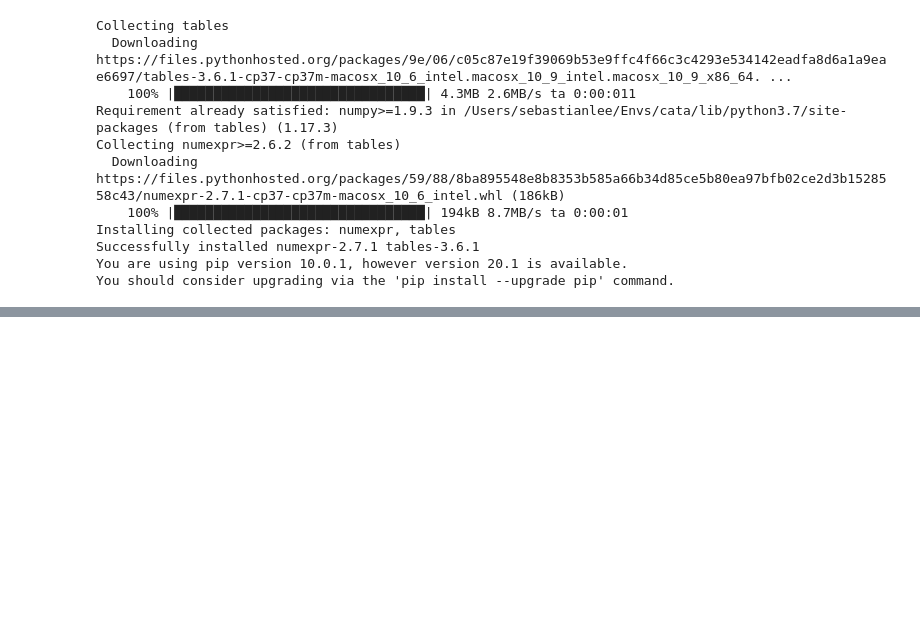
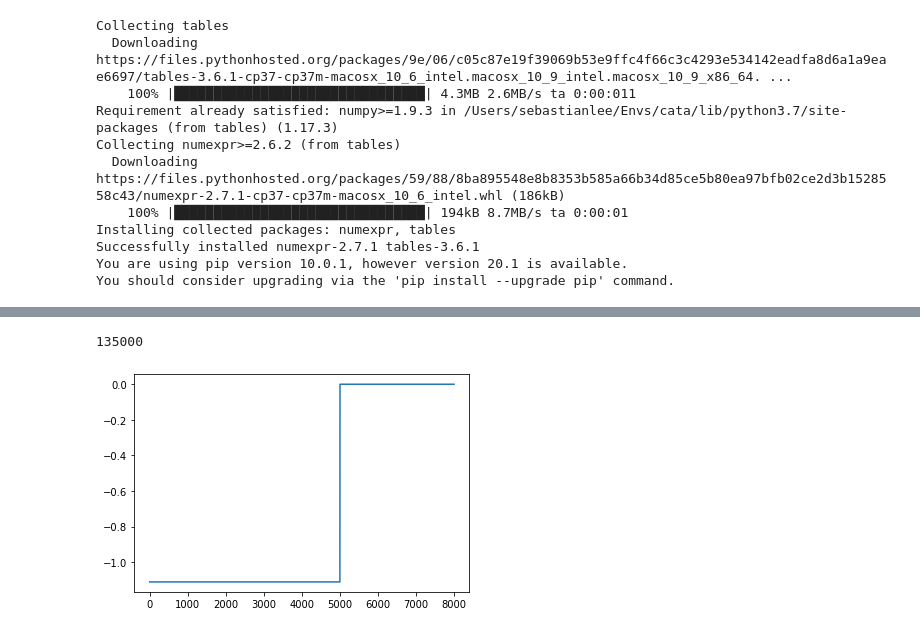
Before and after one commit to seblee97/student_teacher_catastrophic, a Jupyter notebook: notes/results.ipynb, the cells around one changed output, grey strips where cells are left out. Saved outputs shown, nothing was run; the diff lists cells and outputs as text; code cells hidden in the pictures; blank space fills up the shorter version.

```diff
--- a/notes/results.ipynb
+++ b/notes/results.ipynb
@@ -118,0 +142,17 @@ fig.show()
+# %%
+len(df)
+# %% [output]
+135000
+# %%
+df = pd.read_csv("../experiments/results/onenote_results/index_5/data_logger.csv")
+# %%
+gent0 = df["teacher_0_generalisation_error/log"].tolist()
+gent1 = df["teacher_1_generalisation_error/log"].tolist()
+
+mean_gen = df["mean_generalisation_error/log"].tolist()
+# %%
+fig = plt.figure()
+plt.plot(range(len(gent1[:8000])), gent1[:8000])
+fig.show()
+# %% [output]
+[figure, added]
```
Also changed, not shown: parts of 11 cells of this notebook.
